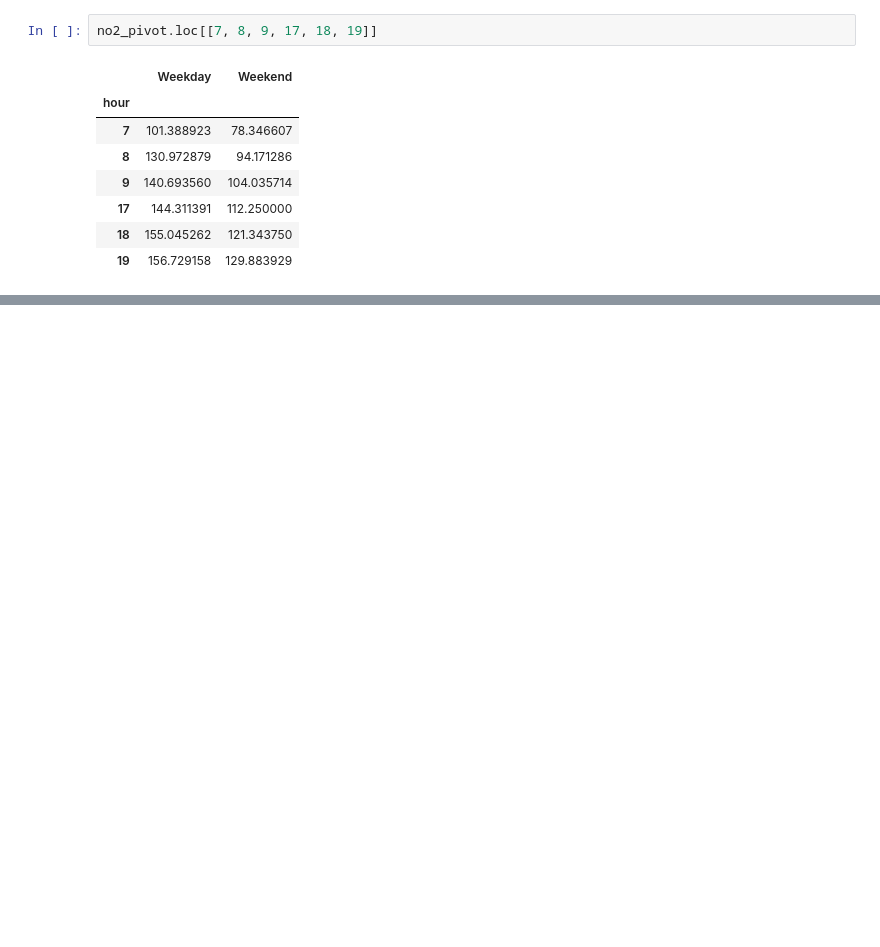
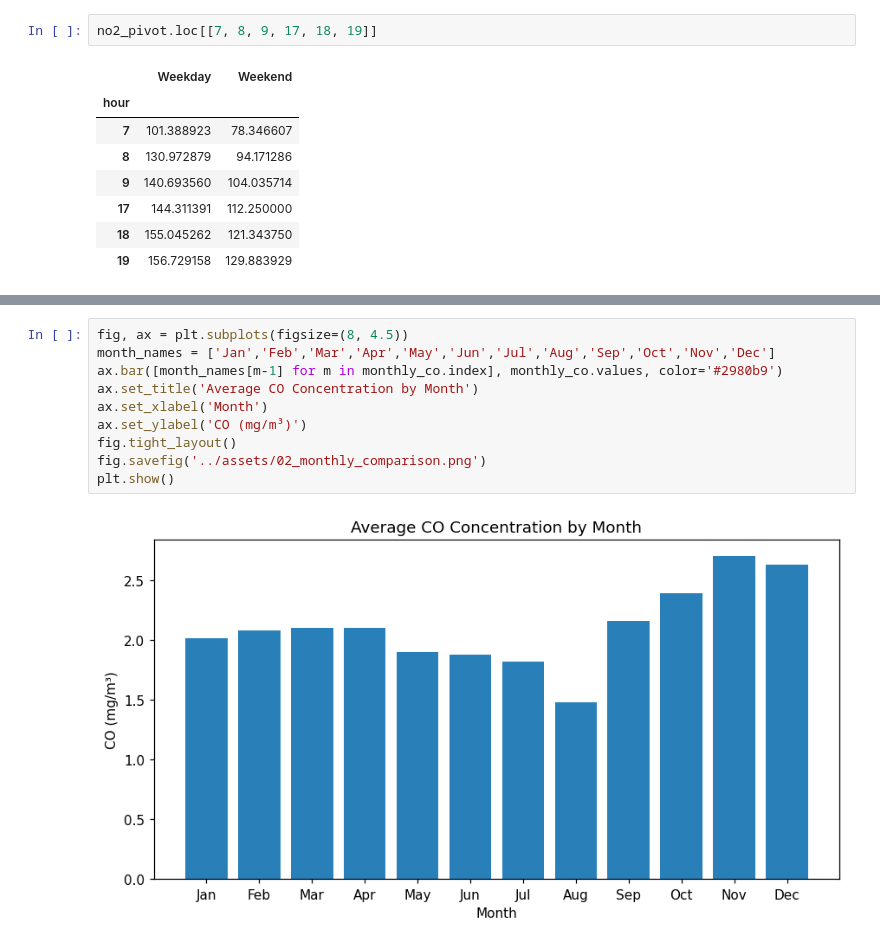
Before and after one commit to darshansuresh006-dev/air-quality-analytics, a Jupyter notebook: notebooks/01_air_quality_analysis.ipynb, the cells around one changed output, grey strips where cells are left out. Saved outputs shown, nothing was run; the diff lists cells and outputs as text; blank space fills up the shorter version.

```diff
--- a/notebooks/01_air_quality_analysis.ipynb
+++ b/notebooks/01_air_quality_analysis.ipynb
@@ -331,0 +348,12 @@ no2_pivot.loc[[7, 8, 9, 17, 18, 19]]
+# %%
+fig, ax = plt.subplots(figsize=(8, 4.5))
+month_names = ['Jan','Feb','Mar','Apr','May','Jun','Jul','Aug','Sep','Oct','Nov','Dec']
+ax.bar([month_names[m-1] for m in monthly_co.index], monthly_co.values, color='#2980b9')
+ax.set_title('Average CO Concentration by Month')
+ax.set_xlabel('Month')
+ax.set_ylabel('CO (mg/m³)')
+fig.tight_layout()
+fig.savefig('../assets/02_monthly_comparison.png')
+plt.show()
+# %% [output]
+[figure, added]
```
Also changed, not shown: parts of 8 cells of this notebook, 8 other files.
